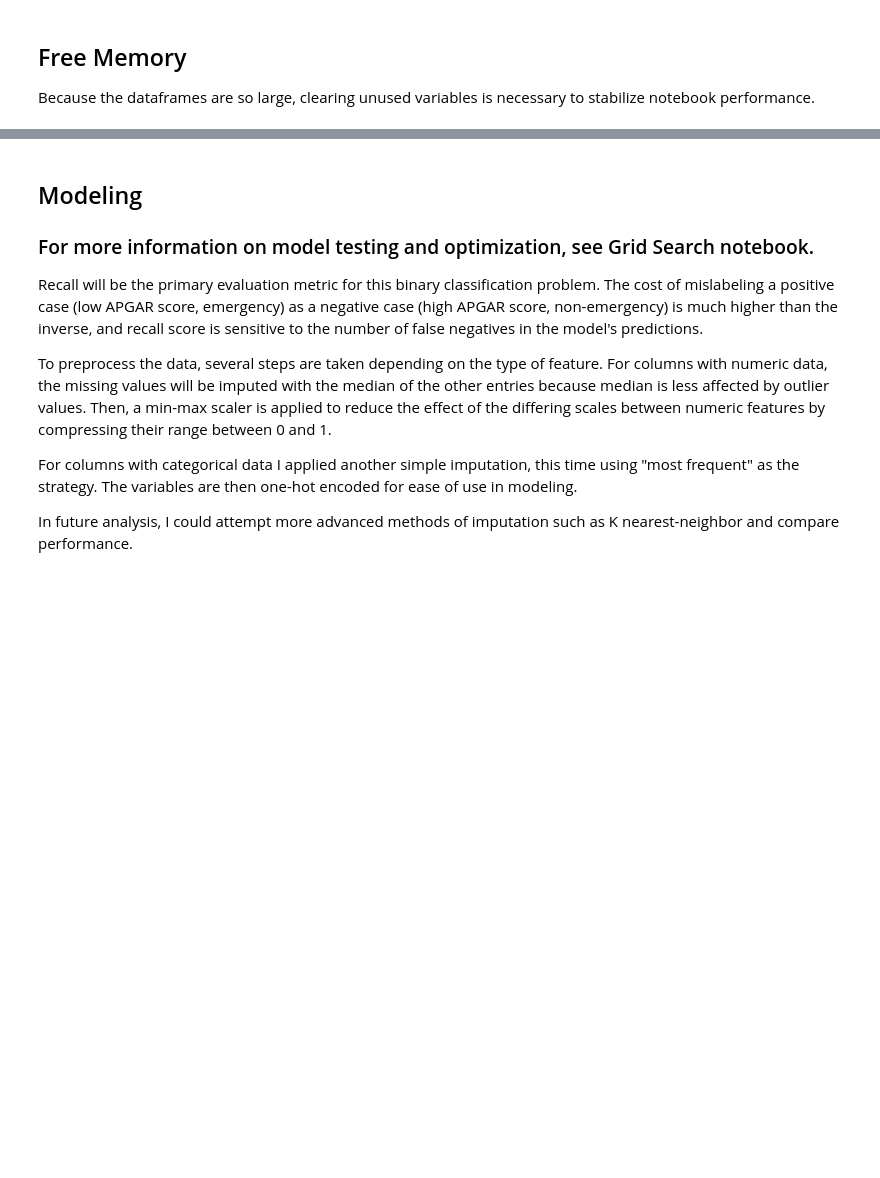
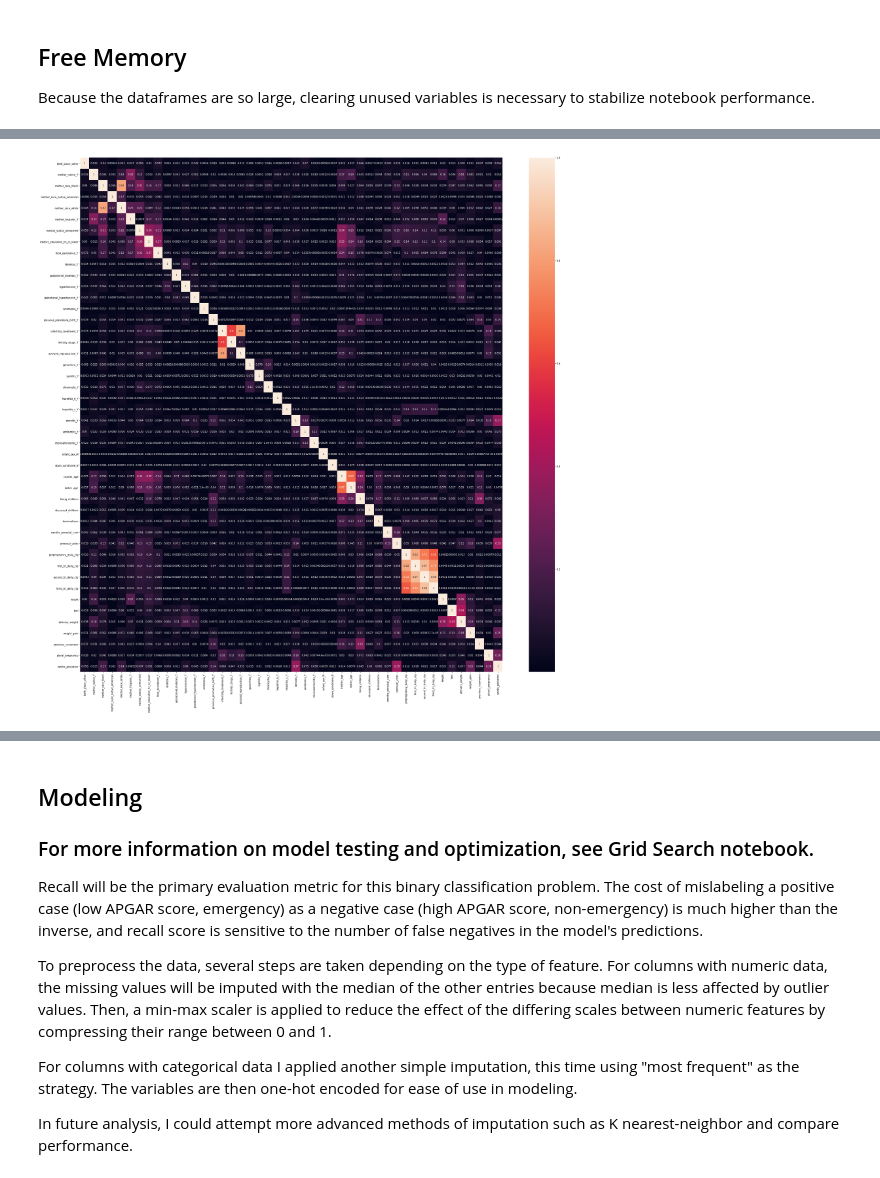
Before and after one commit to Patrick-Arnold/Capstone_Project, a Jupyter notebook: Capstone.ipynb, the cells around one changed output, grey strips where cells are left out. Cells and saved outputs as stored; diff of their text form; code cells hidden in the pictures; blank space fills up the shorter version.

```diff
--- a/Capstone.ipynb
+++ b/Capstone.ipynb
@@ -246,0 +277,30 @@ gc.collect()
+# %%
+# Transform numerical data
+X_train2_num = X_train2[numeric_features]
+X_test2_num = X_test2[numeric_features]
+
+num_impute.fit(X_train2_num)
+X_train2_impnum = num_impute.transform(X_train2_num)
+X_test2_impnum = num_impute.transform(X_test2_num)
+
+scaler.fit(X_train2_impnum)
+X_train_scaled = scaler.transform(X_train2_impnum)
+X_test_scaled = scaler.transform(X_test2_impnum)
+# %%
+# Convert processed data into dataframes for ease of interpetability
+X_train_scaled = pd.DataFrame(X_train_scaled,
+                              columns = numeric_features,
+                              index=X_train.index)
+X_test_scaled = pd.DataFrame(X_test_scaled,
+                             columns = numeric_features,
+                             index=X_test.index)
+
+X_train_ohe = pd.DataFrame(X_train_ohe,
+                           columns = ohe.get_feature_names(input_features = categorical_features),
+                           index=X_train.index)
+X_test_ohe = pd.DataFrame(X_test_ohe,
+                          columns = ohe.get_feature_names(input_features = categorical_features),
+                          index=X_test.index)
+
+X_train_processed = pd.concat([X_train_ohe, X_train_scaled], axis=1)
+X_test_processed = pd.concat([X_test_ohe, X_test_scaled], axis=1)
@@ -246,0 +309,4 @@ gc.collect()
+# %%
+# Generate correlation matrix
+corr_matrix = X_train_processed.corr().abs()
+corr_matrix
@@ -246,0 +332,7 @@ gc.collect()
+# %%
+# Generate heatmap of correlation matrix
+plt.figure(figsize=(38,38))
+sns.heatmap(corr_matrix, annot=True)
+plt.show()
+# %% [output]
+[figure, added]
```
Also changed, not shown: parts of 22 cells of this notebook, 1 other file.
